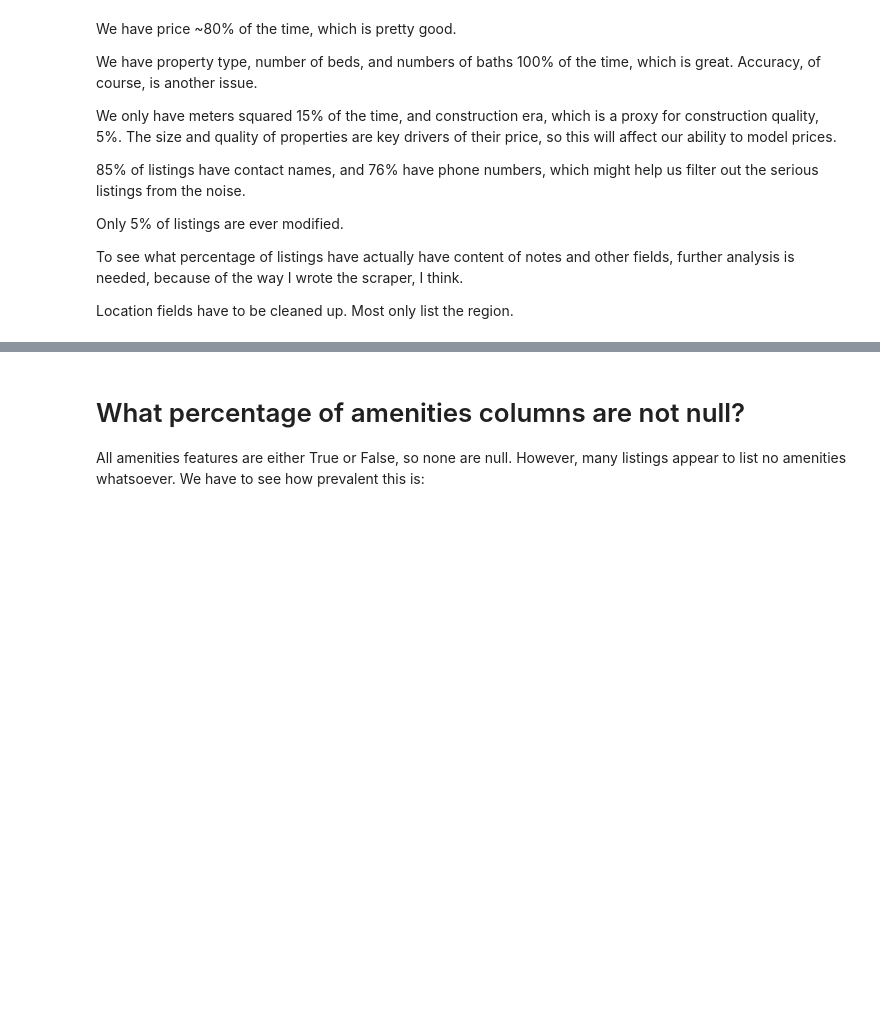
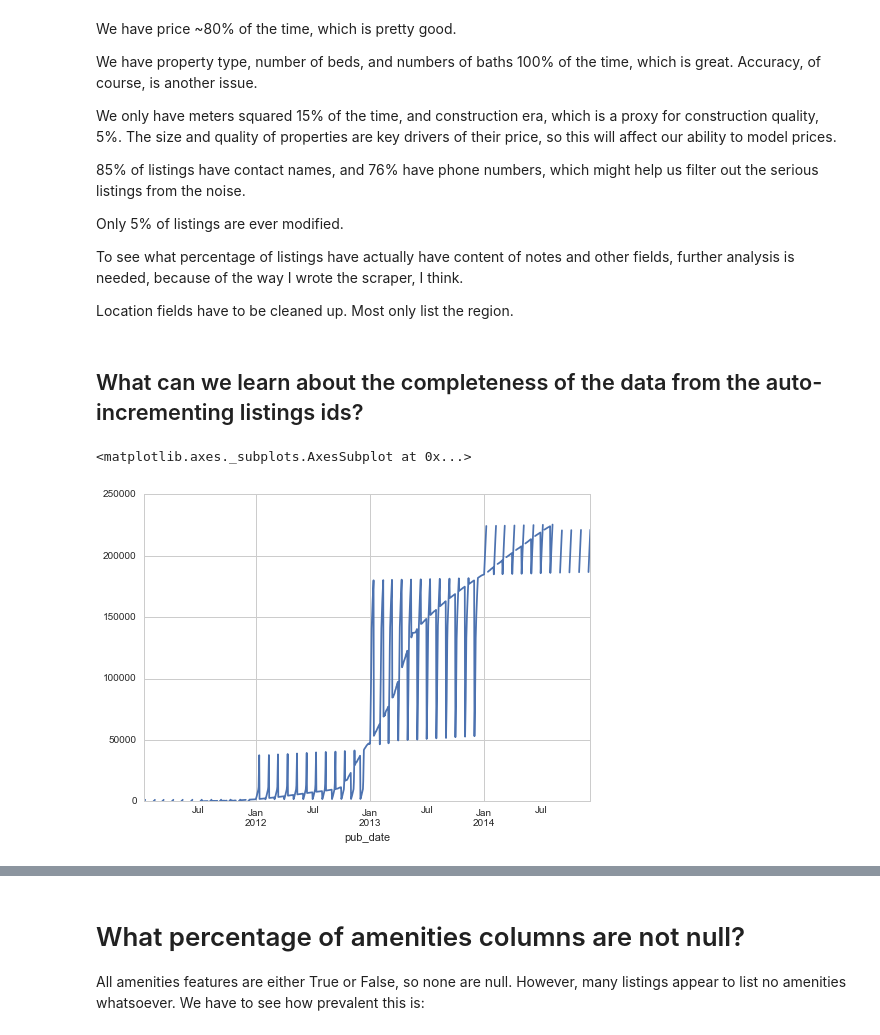
Before and after one commit to jpvelez/cubisima, a Jupyter notebook: notebooks/data_quality_analysis.ipynb, the cells around one changed output, grey strips where cells are left out. Saved outputs shown, nothing was run; the diff lists cells and outputs as text; code cells hidden in the pictures; blank space fills up the shorter version.

```diff
--- a/notebooks/data_quality_analysis.ipynb
+++ b/notebooks/data_quality_analysis.ipynb
@@ -20,3 +16,22 @@ dtype('O')
+# %%
+def convert_pub_date(listings):
+    '''
+    Convert publication date to daytime. Listings posted on day scraper
+    ran display time of posting - i.e. "8:35 am" - instead of the date ~
+    24/12/2011. These must be transformed.
+    '''
+    # Get datetime of when the scraper ran.
+    listings_no_today = listings[~listings.pub_date.str.contains('am')]
+    today = pd.to_datetime(listings_no_today.pub_date).max()
+    # Set strings with format '8:35 am' to scraper run date.
+    has_am = listings.pub_date.str.contains('am')
+    listings.loc[has_am, 'pub_date'] = today
+    # Convert all publication dates to to datetime.
+    listings.loc[:,'pub_date'] = pd.to_datetime(listings['pub_date'])
+    return listings
+# %%
+## Convert publication date to datetime
+listings = convert_pub_date(listings)
 # %%
 # Coerce price strings to floats.
 listings.price_num = listings.price.str.replace(',','').astype(float)
@@ -86,3 +101,10 @@ Only 5% of listings are ever modified.
 To see what percentage of listings have actually have content of notes and other fields, further analysis is needed, because of the way I wrote the scraper, I think.
 
 Location fields have to be cleaned up. Most only list the region.
+# %% [markdown]
+## What can we learn about the completeness of the data from the auto-incrementing listings ids?
+# %%
+listings.set_index(listings.pub_date).sort_values()['id'].resample('D', how='median').plot()
+# %% [output]
+<matplotlib.axes._subplots.AxesSubplot at 0x...>
+[figure, added]
```
Also changed, not shown: parts of 2 cells of this notebook, 1 other file.
